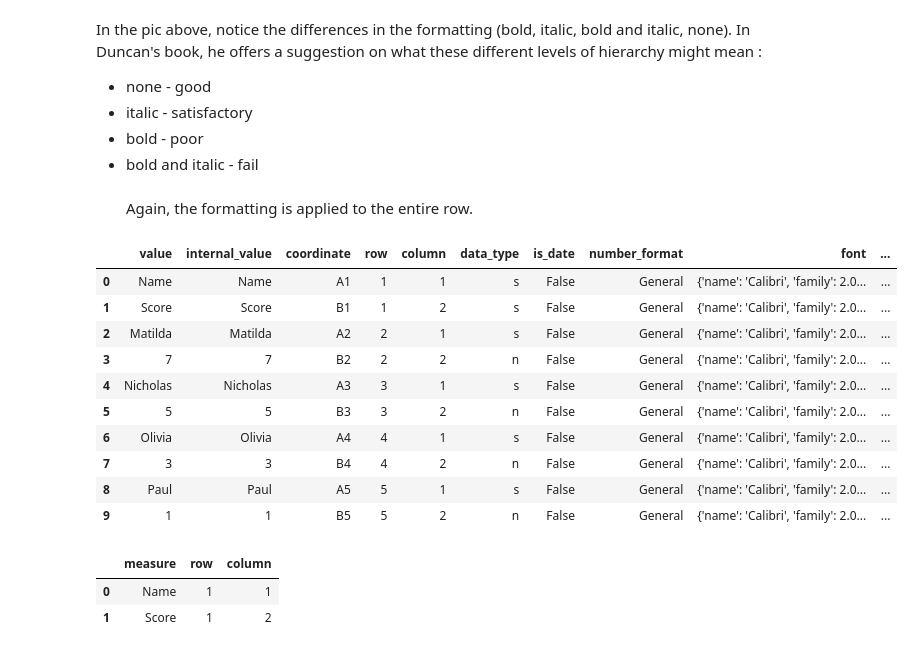
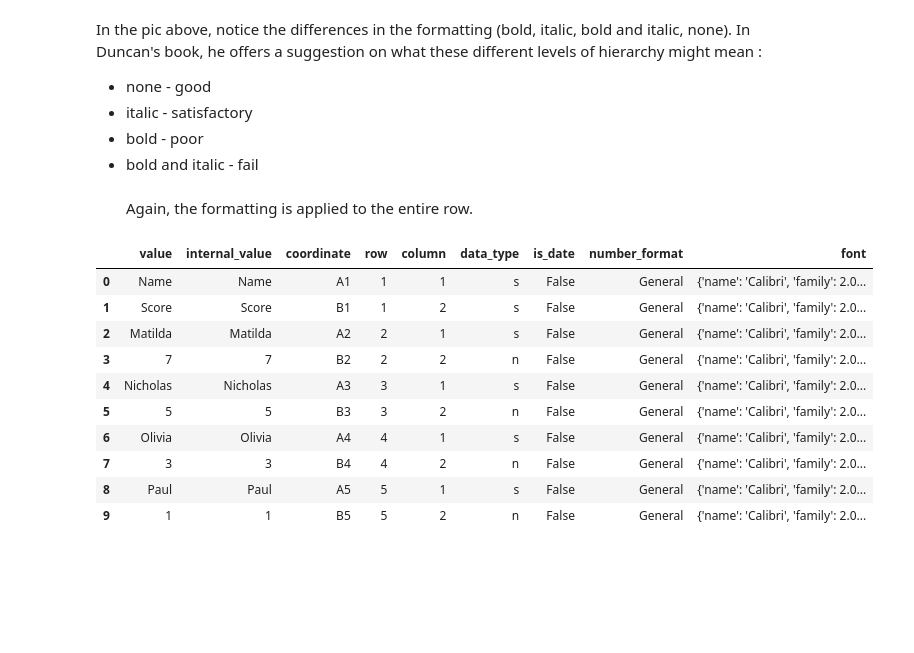
Before and after one commit to samukweku/data-wrangling-blog, a Jupyter notebook: notebooks/Meaningful-Formats.ipynb, the cells around one changed output. Cells and saved outputs as stored; diff of their text form; code cells hidden in the pictures; blank space fills up the shorter version.

```diff
--- a/notebooks/Meaningful-Formats.ipynb
+++ b/notebooks/Meaningful-Formats.ipynb
@@ -272,19 +355,18 @@ In the pic above, notice the differences in the formatting (bold, italic, bold a
 <br><br>
 Again, the formatting is applied to the entire row.
 # %%
-frame = xlsx_cells(filename, sheetnames = "highlight-hierarchy", font=True)
-frame['bold'] = frame.font.str.get('b')
-frame['italics'] = frame.font.str.get('i')
+frame = xlsx_cells(filename, sheetnames="highlight-hierarchy", font=True)
+frame = frame.astype({'row':np.int8, 'column':np.int8})
 frame
 # %% [output]
-|  | value | internal_value | coordinate | row | column | data_type | is_date | number_format | font | ... |
-| 0 | Name | Name | A1 | 1 | 1 | s | False | General | {'name': 'Calibri', 'family': 2.0... | ... |
-| 1 | Score | Score | B1 | 1 | 2 | s | False | General | {'name': 'Calibri', 'family': 2.0... | ... |
-| 2 | Matilda | Matilda | A2 | 2 | 1 | s | False | General | {'name': 'Calibri', 'family': 2.0... | ... |
-| 3 | 7 | 7 | B2 | 2 | 2 | n | False | General | {'name': 'Calibri', 'family': 2.0... | ... |
-| 4 | Nicholas | Nicholas | A3 | 3 | 1 | s | False | General | {'name': 'Calibri', 'family': 2.0... | ... |
-| 5 | 5 | 5 | B3 | 3 | 2 | n | False | General | {'name': 'Calibri', 'family': 2.0... | ... |
-| 6 | Olivia | Olivia | A4 | 4 | 1 | s | False | General | {'name': 'Calibri', 'family': 2.0... | ... |
-| 7 | 3 | 3 | B4 | 4 | 2 | n | False | General | {'name': 'Calibri', 'family': 2.0... | ... |
-| 8 | Paul | Paul | A5 | 5 | 1 | s | False | General | {'name': 'Calibri', 'family': 2.0... | ... |
-| 9 | 1 | 1 | B5 | 5 | 2 | n | False | General | {'name': 'Calibri', 'family': 2.0... | ... |
+|  | value | internal_value | coordinate | row | column | data_type | is_date | number_format | font |
+| 0 | Name | Name | A1 | 1 | 1 | s | False | General | {'name': 'Calibri', 'family': 2.0... |
+| 1 | Score | Score | B1 | 1 | 2 | s | False | General | {'name': 'Calibri', 'family': 2.0... |
+| 2 | Matilda | Matilda | A2 | 2 | 1 | s | False | General | {'name': 'Calibri', 'family': 2.0... |
+| 3 | 7 | 7 | B2 | 2 | 2 | n | False | General | {'name': 'Calibri', 'family': 2.0... |
+| 4 | Nicholas | Nicholas | A3 | 3 | 1 | s | False | General | {'name': 'Calibri', 'family': 2.0... |
+| 5 | 5 | 5 | B3 | 3 | 2 | n | False | General | {'name': 'Calibri', 'family': 2.0... |
+| 6 | Olivia | Olivia | A4 | 4 | 1 | s | False | General | {'name': 'Calibri', 'family': 2.0... |
+| 7 | 3 | 3 | B4 | 4 | 2 | n | False | General | {'name': 'Calibri', 'family': 2.0... |
+| 8 | Paul | Paul | A5 | 5 | 1 | s | False | General | {'name': 'Calibri', 'family': 2.0... |
+| 9 | 1 | 1 | B5 | 5 | 2 | n | False | General | {'name': 'Calibri', 'family': 2.0... |
@@ -295,6 +372,0 @@ numbers = frame.loc[frame.data_type == 'n', ['value', 'row', 'column', 'bold', '
-# %%
-headers
-# %% [output]
-|  | measure | row | column |
-| 0 | Name | 1 | 1 |
-| 1 | Score | 1 | 2 |
```
Also changed, not shown: parts of 83 cells of this notebook, 14 other files.
